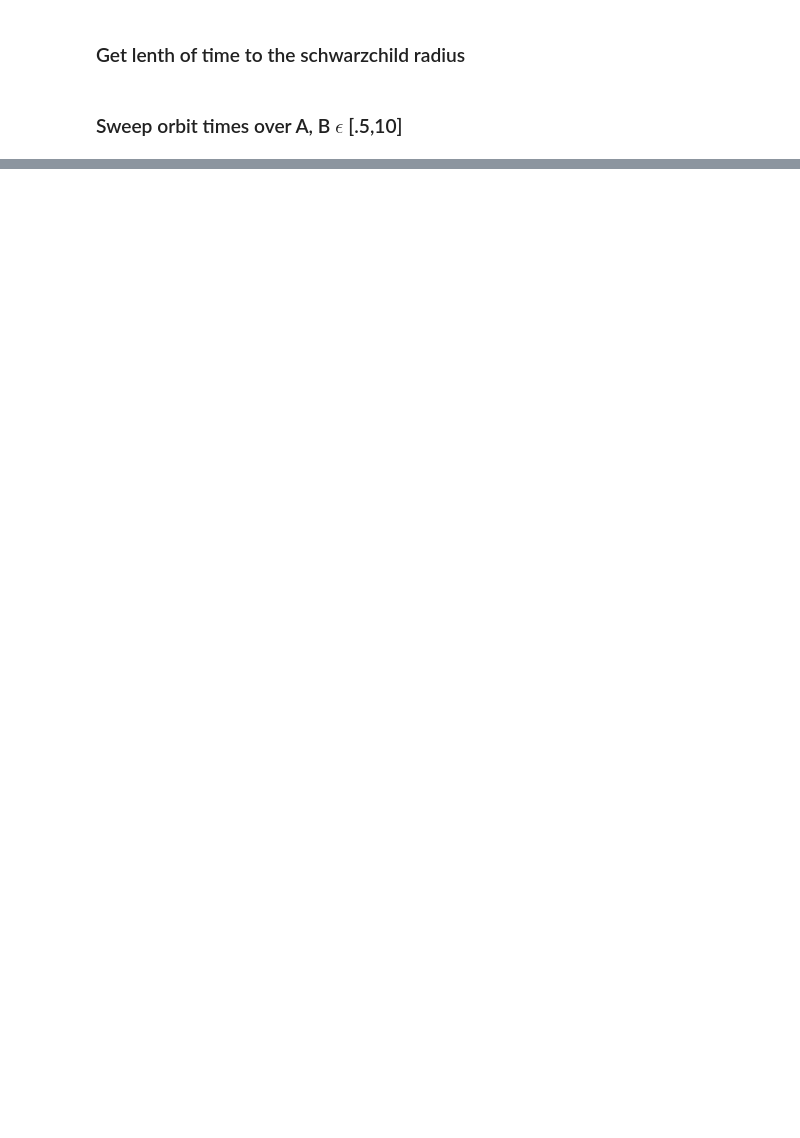
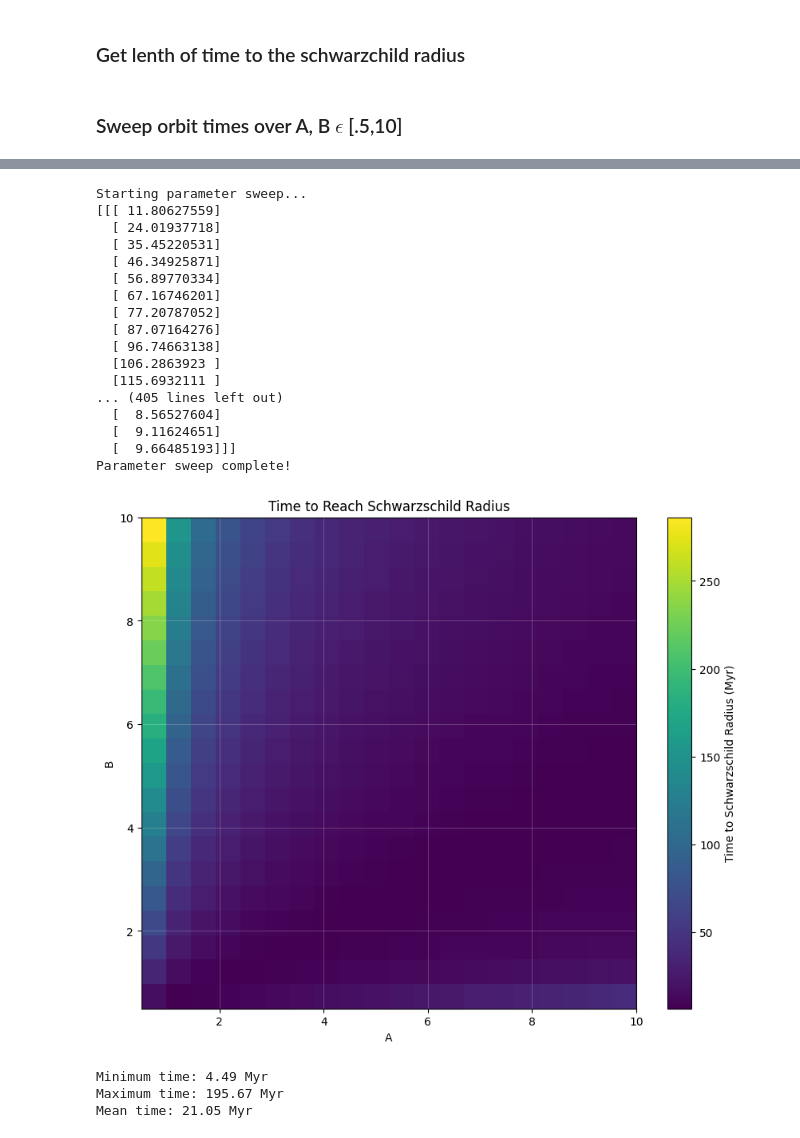
Before and after one commit to ndh3286-dev/CompPhys_HW, a Jupyter notebook: HW4/2.ipynb, the cells around one changed output, grey strips where cells are left out. Cells and saved outputs as stored; diff of their text form; code cells hidden in the pictures; blank space fills up the shorter version.

```diff
--- a/HW4/2.ipynb
+++ b/HW4/2.ipynb
@@ -460,0 +194,58 @@ chunk= 1, workers= 4 -> 12.54 s
+# %%
+import importlib
+import mp2
+importlib.reload(mp2)
+
+if __name__ == "__main__":
+    # Generate 2D heatmap of time to schwarzschild vs A and B
+    A_values = np.linspace(0.5, 10, 20)  # Increased resolution
+    B_values = np.linspace(0.5, 10, 20)   # Adjusted range and increased resolution
+
+    print("Starting parameter sweep...")
+    # Example: use multiprocessing Pool (may need module/script on Windows)
+    results = mp2.parameter_sweep(np.array([1.0, 0.0, 0.0]), np.array([0.0, v_0, 0.0]),
+                    dt=1e-7, tf=10, alpha_dispersion=1,
+                    A_values=A_values, B_values=B_values, parallel=True, backend='multiprocessing', max_workers=8, show_progress=False, chunk_size=4)
+    print(results)
+    results = results[:,:,0]
+    print("Parameter sweep complete!")
+
+    # Create the heatmap with improved visualization
+    plt.figure(figsize=(10, 8))
+    plt.imshow(results.T * 1.46275609357, extent=( A_values[0], A_values[-1], B_values[0], B_values[-1],),
+            aspect='auto', origin='lower', cmap='viridis')
+    plt.colorbar(label='Time to Schwarzschild Radius (Myr)')
+    plt.xlabel('A')
+    plt.ylabel('B')
+    plt.title('Time to Reach Schwarzschild Radius')
+
+    # Add grid lines
+    plt.grid(True, which='both', color='white', linestyle='-', alpha=0.2)
+    plt.show()
+
+    # Print some statistics
+    print(f"Minimum time: {np.min(results):.2f} Myr")
+    print(f"Maximum time: {np.max(results):.2f} Myr")
+    print(f"Mean time: {np.mean(results):.2f} Myr")
+# %% [output]
+Starting parameter sweep...
+[[[ 11.80627559]
+  [ 24.01937718]
+  [ 35.45220531]
+  [ 46.34925871]
+  [ 56.89770334]
+  [ 67.16746201]
+  [ 77.20787052]
+  [ 87.07164276]
+  [ 96.74663138]
+  [106.2863923 ]
+  [115.6932111 ]
+... (405 lines left out)
+  [  8.56527604]
+  [  9.11624651]
+  [  9.66485193]]]
+Parameter sweep complete!
+[figure, added]
+Minimum time: 4.49 Myr
+Maximum time: 195.67 Myr
+Mean time: 21.05 Myr
```
Also changed, not shown: parts of 5 cells of this notebook, 1 other file.
